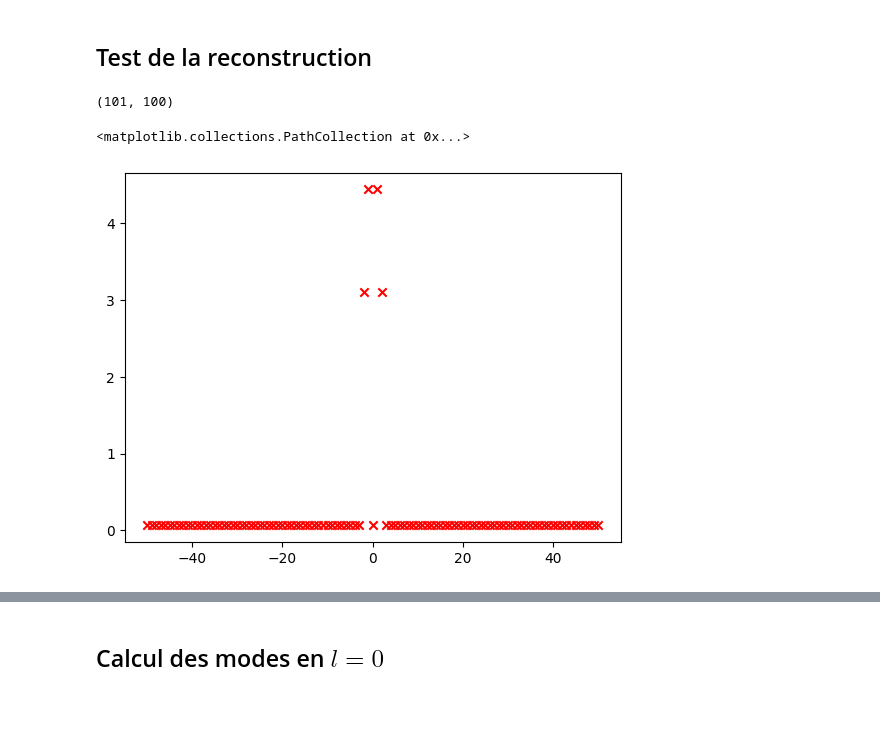
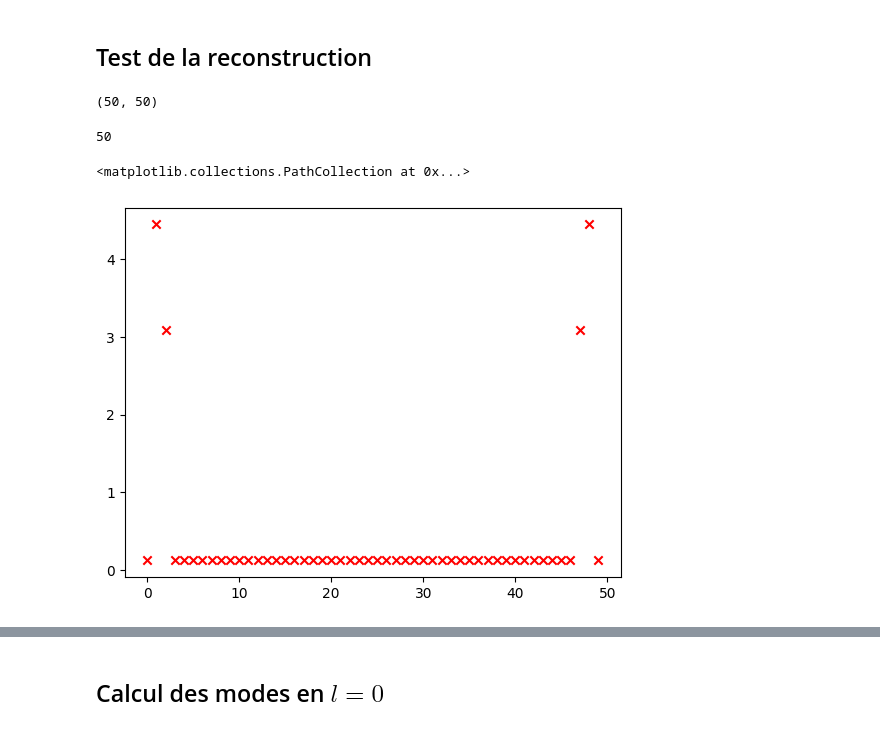
Before and after one commit to chassardmartin/vlasov_bsl, a Jupyter notebook: v1.ipynb, the cells around one changed output, grey strips where cells are left out. Saved outputs shown, nothing was run; the diff lists cells and outputs as text; code cells hidden in the pictures.

```diff
--- a/v1.ipynb
+++ b/v1.ipynb
@@ -21,6 +21,6 @@ On considère un espace des phases en deux dimensions (une d'espace et une de vi
 # %%
-nx = 100; nv = 100
-dx = 2*np.pi / (2*nx) ; dv =2*np.pi / (2*nv)
+nx = 200; nv = 200
+dx = 2*np.pi / (nx) ; dv =2*np.pi / (nv)
 dt = 1e-2
 a = np.pi
 x = np.linspace(-a, a, num=nx, dtype=float)
@@ -133,12 +126,12 @@ import itertools as it
 def build_F_tilde(x, k_values):
     nx = len(x)
     F_tilde = np.array([np.exp(-k*1j * x[l]) for k,l in it.product(k_values, range(nx))], dtype=complex)
-    F_tilde.resize((2*K+1,nx))
+    F_tilde.resize((len(k_values),nx))
     return F_tilde
 
 def fourier_coeffs_1D(x, f, F_tilde):
     nx = len(x)
-    c = ((2 * np.pi) / nx) * F_tilde @ f
+    c = ((2 * np.pi) / (nx)) * (F_tilde @ f)
     return c
 # %% [markdown]
 On écrit une fonction qui reconstruit une fonction en calculant sa série de fourier tronquée à partir de ses coefficients de fourier
@@ -152,14 +146,16 @@ def fourier_reconstuction(x,k_values, c):
 g = lambda x : np.sin(x) + np.sin(2*x) + np.cos(x)
 g_h = g(x)
 # %%
-F = build_F_tilde(x)
+F = build_F_tilde(x, range(nx))
 print(np.shape(F))
 c = fourier_coeffs_1D(x, g_h, F)
+len(c)
 # %% [output]
-(101, 100)
+(50, 50)
+50
 # %%
-plt.scatter(np.arange(-K, K+1), np.abs(c), c='red', marker='x')
+plt.scatter(range(nx), np.abs(c), c='red', marker='x')
 # %% [output]
 <matplotlib.collections.PathCollection at 0x...>
-[figure, old version]
+[figure, new version]
 # %%
```
Also changed, not shown: parts of 63 cells of this notebook, 4 other files.
